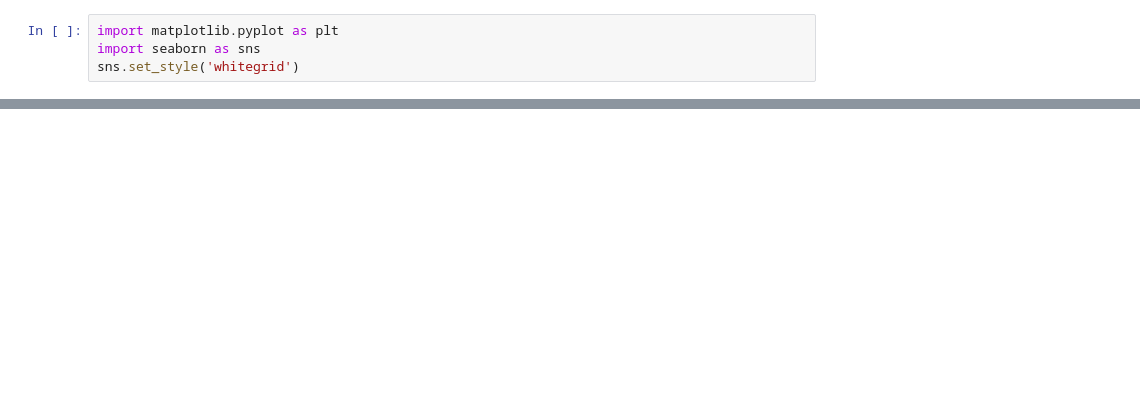
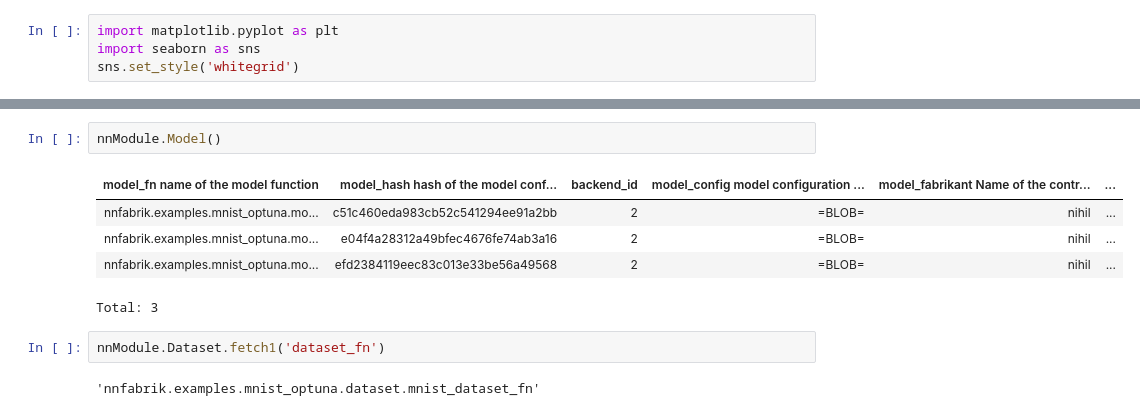
Before and after one commit to nihpat19/nnfabrik-keras3, a Jupyter notebook: nnfabrik/examples/notebooks/mnist_nnfabrikOptuna.ipynb, the cells around one changed output, grey strips where cells are left out. Drawn from its saved outputs; the diff is of its cells as text; blank space fills up the shorter version.

```diff
--- a/nnfabrik/examples/notebooks/mnist_nnfabrikOptuna.ipynb
+++ b/nnfabrik/examples/notebooks/mnist_nnfabrikOptuna.ipynb
@@ -196,0 +210,12 @@ plt.tight_layout()
+# %%
+nnModule.Model()
+# %% [output]
+| model_fn name of the model function | model_hash hash of the model conf... | backend_id | model_config model configuration ... | model_fabrikant Name of the contr... | ... |
+| nnfabrik.examples.mnist_optuna.mo... | c51c460eda983cb52c541294ee91a2bb | 2 | =BLOB= | nihil | ... |
+| nnfabrik.examples.mnist_optuna.mo... | e04f4a28312a49bfec4676fe74ab3a16 | 2 | =BLOB= | nihil | ... |
+| nnfabrik.examples.mnist_optuna.mo... | efd2384119eec83c013e33be56a49568 | 2 | =BLOB= | nihil | ... |
+Total: 3
+# %%
+nnModule.Dataset.fetch1('dataset_fn')
+# %% [output]
+'nnfabrik.examples.mnist_optuna.dataset.mnist_dataset_fn'
```
Also changed, not shown: parts of 15 cells of this notebook, 10 other files.
